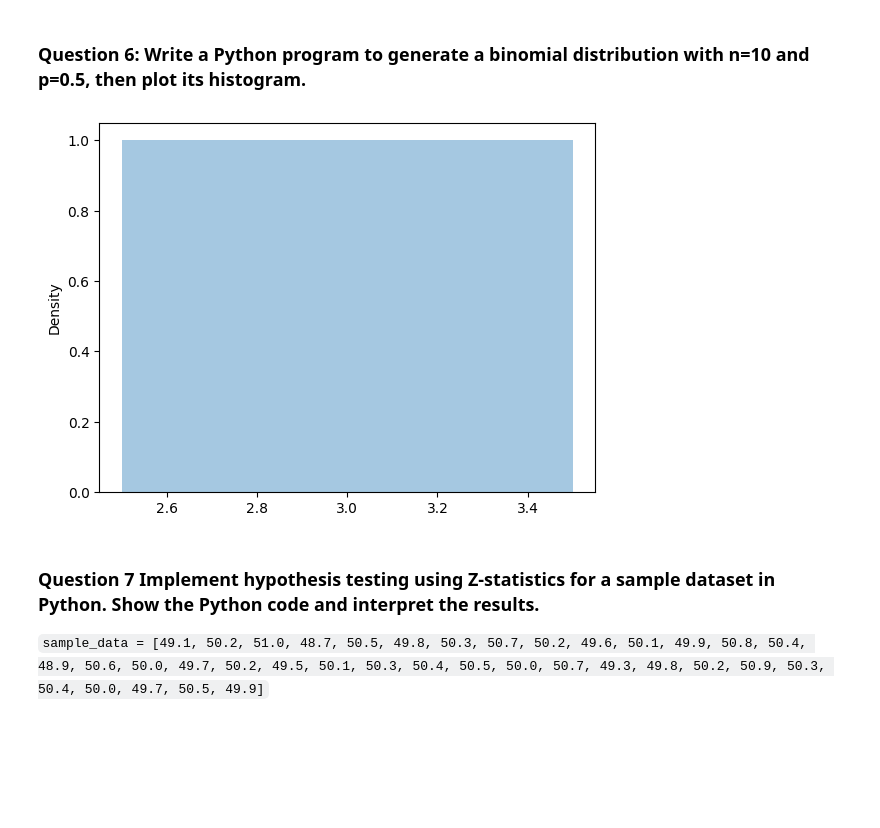
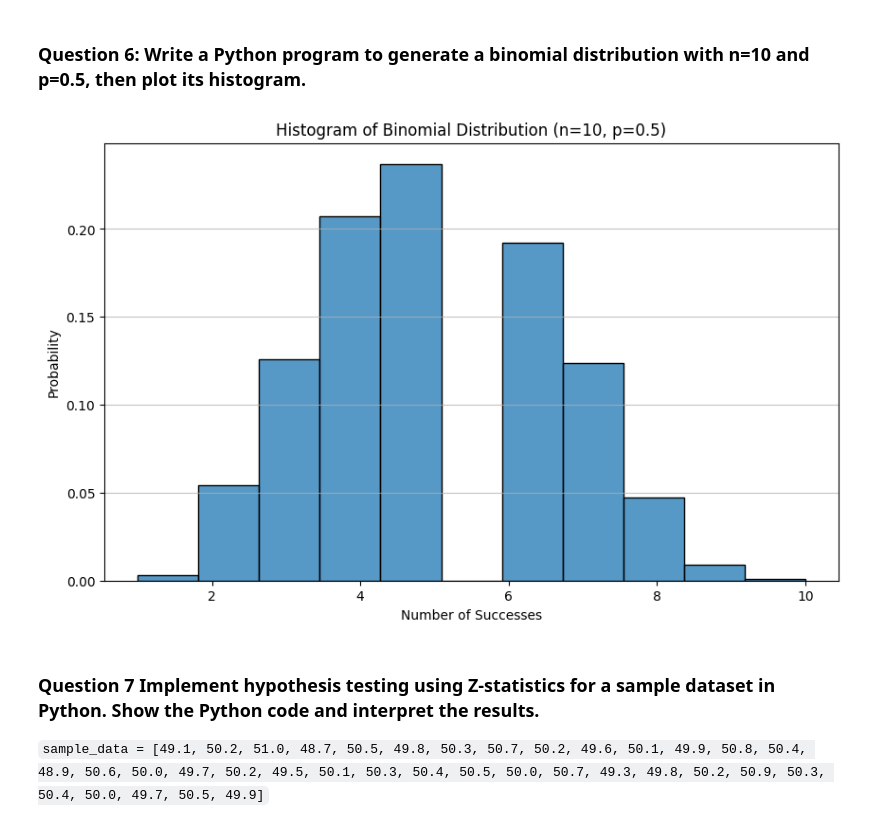
Before and after one commit to Motilipz/PW_Skills, a Jupyter notebook: Statistics_Advanced_02.ipynb, the cells around one changed output. Drawn from its saved outputs; the diff is of its cells as text; code cells hidden in the pictures; blank space fills up the shorter version.

Commit message:
Updating  using Colab

```diff
--- a/Statistics_Advanced_02.ipynb
+++ b/Statistics_Advanced_02.ipynb
@@ -42,20 +42,39 @@ Example: Concluding a medicine doesn’t work when it actually does.
 **T-test:** Used when population standard deviation is unknown or sample size < 30.
 # %% [markdown]
 ### Question 6: Write a Python program to generate a binomial distribution with n=10 and p=0.5, then plot its histogram.
-# %%
-import numpy as np
-import pandas as pd
-import seaborn as sns
-import matplotlib.pyplot as plt
-import warnings
-warnings.filterwarnings('ignore')
-
-
-b = np.random.binomial(10,0.5)
-sns.distplot(b)
-plt.show()
-# %% [output]
-[figure, removed]
+# %%
+import numpy as np
+import pandas as pd
+import seaborn as sns
+import matplotlib.pyplot as plt
+import warnings
+warnings.filterwarnings('ignore')
+
+
+n= 10
+p = 0.5
+size = 1000
+binomial_data = np.random.binomial(n, p, size)
+
+# Plot the histogram
+plt.figure(figsize=(10, 6))
+# Using sns.histplot which is the modern replacement for sns.distplot
+# We set stat="probability" to show the probability of each outcome
+sns.histplot(binomial_data, kde=False, bins=11, stat="probability")
+
+# Adding titles and labels for clarity
+plt.title(f'Histogram of Binomial Distribution (n={n}, p={p})')
+plt.xlabel('Number of Successes')
+plt.ylabel('Probability')
+plt.grid(axis='y', alpha=0.75)
+
+# Save the plot to a file
+plt.savefig('binomial_histogram.png')
+
+# Display the plot
+plt.show()
+# %% [output]
+[figure, added]
 # %% [markdown]
 ### Question 7 Implement hypothesis testing using Z-statistics for a sample dataset in Python. Show the Python code and interpret the results.
 
```
